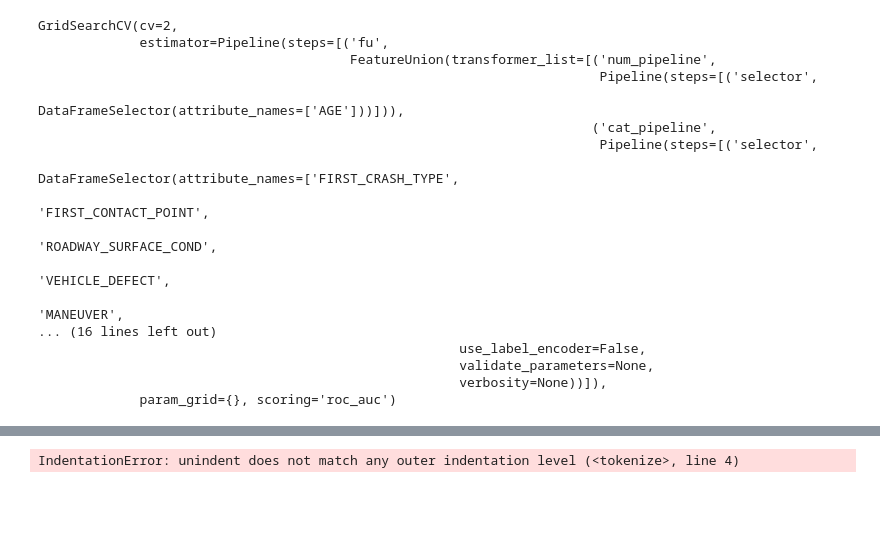
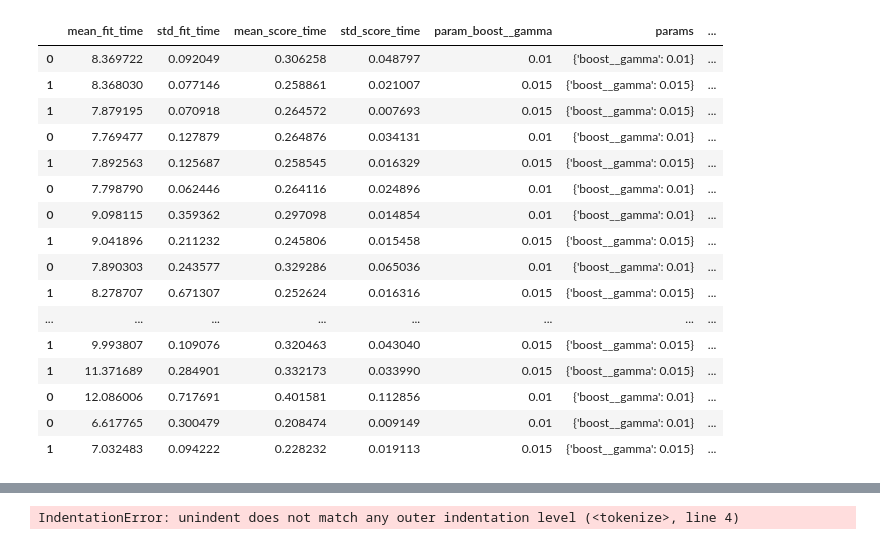
Before and after one commit to schahmatist/Chicago_Crash_Analysis, a Jupyter notebook: notebooks/Boost.ipynb, the cells around one changed output, grey strips where cells are left out. Drawn from its saved outputs; the diff is of its cells as text; code cells hidden in the pictures; blank space fills up the shorter version.

Commit message:
final model draft

```diff
--- a/notebooks/Boost.ipynb
+++ b/notebooks/Boost.ipynb
@@ -41,9 +44,9 @@ selected_df=full_df[['GUILTY','DEVICE_CONDITION', 'FIRST_CRASH_TYPE', 'FIRST_CON
 # %%
-sample_df=selected_df.sample(100000, random_state=100)
-#sample_df=selected_df.copy()
+#sample_df=selected_df.sample(10000, random_state=100)
+sample_df=selected_df.copy()
 
 y = sample_df['GUILTY']
 x = sample_df.drop(['GUILTY'],axis=1)
 
-X_train, X_test, y_train, y_test = train_test_split(x, y, random_state=100, test_size=0.25, stratify=y)
+X_train, X_test, y_train, y_test = train_test_split(x, y, random_state=43, test_size=0.25, stratify=y)
 # %%
@@ -78,7 +85,7 @@ class DataFrameSelector(BaseEstimator, TransformerMixin):
 num_pipeline = Pipeline([
         ('selector', DataFrameSelector(numeric_columns)),
 #        ('imputer', SimpleImputer(strategy = 'constant', fill_value=0))
- #       ('std_scaler', StandardScaler())
+        ('std_scaler', StandardScaler())
  #        ( 'polynomial', PolynomialFeatures(degree = 3, include_bias = False ))
 
     ])
@@ -91,6 +98,6 @@ cat_pipeline = Pipeline([
 
 
 fu = FeatureUnion(transformer_list=[
-        ("num_pipeline", num_pipeline),
+#        ("num_pipeline", num_pipeline),
         ("cat_pipeline", cat_pipeline),
     ])
@@ -113,7 +109,31 @@ XGB_pipeline = Pipeline([ ( 'fu', fu ),
 # %%
-pipe_grid={}
+pipe_grid={'boost__gamma':[0.01,0.015]}
 #pipe_grid={'boost__gamma':[0.01,0.015], 'boost__n_estimators':[110,130,150]}
 
-gs_pipe = GridSearchCV(estimator=XGB_pipeline, param_grid=pipe_grid,  cv=2, scoring='roc_auc')
+gs_pipe = GridSearchCV(estimator=XGB_pipeline, param_grid=pipe_grid,  cv=3, scoring='roc_auc')
 
 #pd.DataFrame(SCORERS.keys())
+# %%
+
+nominal_cols=['AIRBAG_DEPLOYED',  'PHYSICAL_CONDITION', 'AGE_GROUP', 'VEHICLE_AGE',
+      'DRIVERS_LICENSE_CLASS','TRAFFICWAY_TYPE', 'SUN_GLARE' , 'ALIGNMENT' ,
+      'DEVICE_CONDITION','DRIVER_VISION', 'SAFETY_EQUIPMENT',
+      'ROAD_DEFECT', 'ROADWAY_SURFACE_COND', 'TRAFFIC_CONTROL_DEVICE', 'VEHICLE_DEFECT']
+
+
+model_dic={}
+print('Working with basic 3 cols')
+
+nominal_columns=[ 'FIRST_CRASH_TYPE', 'FIRST_CONTACT_POINT', 'MANEUVER', 'XGB_TRAFFIC_CONTROL_DEVICE', 'XGB_PHYSICAL_CONDITION']
+X_sel_train = X_train [nominal_columns]
+X_sel_test = X_test [nominal_columns]
+
+gs_pipe.fit(X_sel_train, y_train)
+y_pred_test=gs_pipe.predict(X_sel_test)
+dic_key='XGB_base'
+model_dic[dic_key]=gs_pipe
+base_models_df = pd.DataFrame(columns=pd.DataFrame(model_dic['XGB_base'].cv_results_).columns)
+
+model_df=pd.DataFrame(model_dic[dic_key].cv_results_)
+model_df["Extra Columns"]=dic_key
+base_models_df=pd.concat([model_df, base_models_df], axis=0 )
@@ -119,0 +242,21 @@ gs_pipe = GridSearchCV(estimator=XGB_pipeline, param_grid=pipe_grid,  cv=2, scor
+# %%
+
+all_models_df.sort_values(by='mean_test_score', ascending=False)
+# %% [output]
+|  | mean_fit_time | std_fit_time | mean_score_time | std_score_time | param_boost__gamma | params | ... |
+| 0 | 8.369722 | 0.092049 | 0.306258 | 0.048797 | 0.01 | {'boost__gamma': 0.01} | ... |
+| 1 | 8.368030 | 0.077146 | 0.258861 | 0.021007 | 0.015 | {'boost__gamma': 0.015} | ... |
+| 1 | 7.879195 | 0.070918 | 0.264572 | 0.007693 | 0.015 | {'boost__gamma': 0.015} | ... |
+| 0 | 7.769477 | 0.127879 | 0.264876 | 0.034131 | 0.01 | {'boost__gamma': 0.01} | ... |
+| 1 | 7.892563 | 0.125687 | 0.258545 | 0.016329 | 0.015 | {'boost__gamma': 0.015} | ... |
+| 0 | 7.798790 | 0.062446 | 0.264116 | 0.024896 | 0.01 | {'boost__gamma': 0.01} | ... |
+| 0 | 9.098115 | 0.359362 | 0.297098 | 0.014854 | 0.01 | {'boost__gamma': 0.01} | ... |
+| 1 | 9.041896 | 0.211232 | 0.245806 | 0.015458 | 0.015 | {'boost__gamma': 0.015} | ... |
+| 0 | 7.890303 | 0.243577 | 0.329286 | 0.065036 | 0.01 | {'boost__gamma': 0.01} | ... |
+| 1 | 8.278707 | 0.671307 | 0.252624 | 0.016316 | 0.015 | {'boost__gamma': 0.015} | ... |
+| ... | ... | ... | ... | ... | ... | ... | ... |
+| 1 | 9.993807 | 0.109076 | 0.320463 | 0.043040 | 0.015 | {'boost__gamma': 0.015} | ... |
+| 1 | 11.371689 | 0.284901 | 0.332173 | 0.033990 | 0.015 | {'boost__gamma': 0.015} | ... |
+| 0 | 12.086006 | 0.717691 | 0.401581 | 0.112856 | 0.01 | {'boost__gamma': 0.01} | ... |
+| 0 | 6.617765 | 0.300479 | 0.208474 | 0.009149 | 0.01 | {'boost__gamma': 0.01} | ... |
+| 1 | 7.032483 | 0.094222 | 0.228232 | 0.019113 | 0.015 | {'boost__gamma': 0.015} | ... |
@@ -120,22 +275,4 @@ gs_pipe = GridSearchCV(estimator=XGB_pipeline, param_grid=pipe_grid,  cv=2, scor
 # %%
-gs_pipe.fit(X_train, y_train)
+#gs_pipe.fit(X_train, y_train)
 #XGB_pipeline.fit(X_train, y_train)
-# %% [output]
-GridSearchCV(cv=2,
-             estimator=Pipeline(steps=[('fu',
-                                        FeatureUnion(transformer_list=[('num_pipeline',
-                                                                        Pipeline(steps=[('selector',
-                                                                                         DataFrameSelector(attribute_names=['AGE']))])),
-                                                                       ('cat_pipeline',
-                                                                        Pipeline(steps=[('selector',
-                                                                                         DataFrameSelector(attribute_names=['FIRST_CRASH_TYPE',
-                                                                                                                            'FIRST_CONTACT_POINT',
-                                                                                                                            'ROADWAY_SURFACE_COND',
-                                                                                                                            'VEHICLE_DEFECT',
-                                                                                                                            'MANEUVER',
-... (16 lines left out)
-                                                      use_label_encoder=False,
-                                                      validate_parameters=None,
-                                                      verbosity=None))]),
-             param_grid={}, scoring='roc_auc')
 # %%
```
Also changed, not shown: parts of 16 cells of this notebook, 3 other files.
